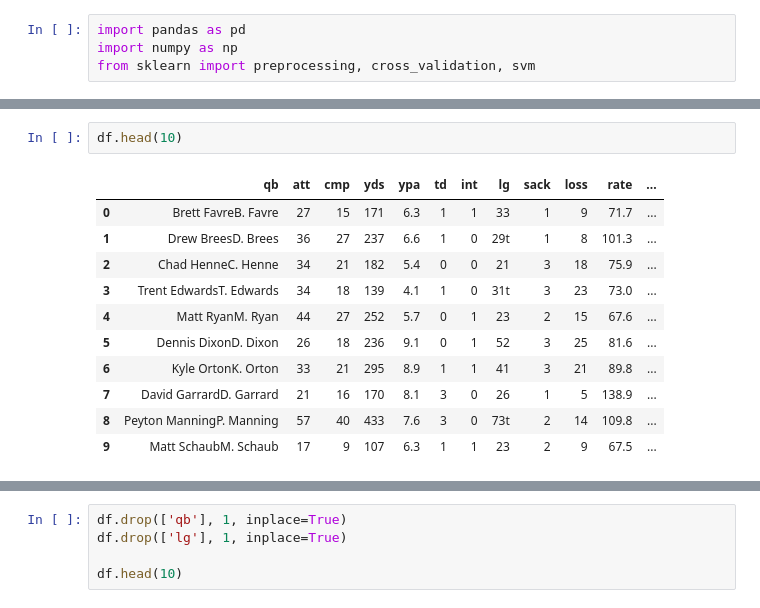
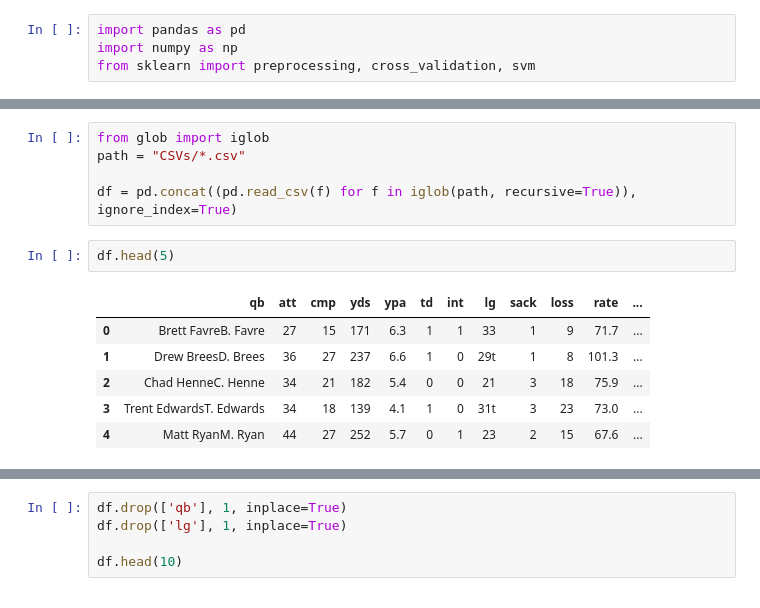
Before and after one commit to SatishUpadhyaya/NFL_HomeFieldPredictor, a Jupyter notebook: NFL_FieldPredictor.ipynb, the cells around one changed output, grey strips where cells are left out. Cells and saved outputs as stored; diff of their text form.

```diff
--- a/NFL_FieldPredictor.ipynb
+++ b/NFL_FieldPredictor.ipynb
@@ -20,14 +5,14 @@ df = df.append(df7)
+# %%
+from glob import iglob
+path = "CSVs/*.csv"
+
+df = pd.concat((pd.read_csv(f) for f in iglob(path, recursive=True)), ignore_index=True)
 # %%
-df.head(10)
+df.head(5)
 # %% [output]
 |  | qb | att | cmp | yds | ypa | td | int | lg | sack | loss | rate | ... |
 | 0 | Brett FavreB. Favre | 27 | 15 | 171 | 6.3 | 1 | 1 | 33 | 1 | 9 | 71.7 | ... |
 | 1 | Drew BreesD. Brees | 36 | 27 | 237 | 6.6 | 1 | 0 | 29t | 1 | 8 | 101.3 | ... |
 | 2 | Chad HenneC. Henne | 34 | 21 | 182 | 5.4 | 0 | 0 | 21 | 3 | 18 | 75.9 | ... |
 | 3 | Trent EdwardsT. Edwards | 34 | 18 | 139 | 4.1 | 1 | 0 | 31t | 3 | 23 | 73.0 | ... |
 | 4 | Matt RyanM. Ryan | 44 | 27 | 252 | 5.7 | 0 | 1 | 23 | 2 | 15 | 67.6 | ... |
-| 5 | Dennis DixonD. Dixon | 26 | 18 | 236 | 9.1 | 0 | 1 | 52 | 3 | 25 | 81.6 | ... |
-| 6 | Kyle OrtonK. Orton | 33 | 21 | 295 | 8.9 | 1 | 1 | 41 | 3 | 21 | 89.8 | ... |
-| 7 | David GarrardD. Garrard | 21 | 16 | 170 | 8.1 | 3 | 0 | 26 | 1 | 5 | 138.9 | ... |
-| 8 | Peyton ManningP. Manning | 57 | 40 | 433 | 7.6 | 3 | 0 | 73t | 2 | 14 | 109.8 | ... |
-| 9 | Matt SchaubM. Schaub | 17 | 9 | 107 | 6.3 | 1 | 1 | 23 | 2 | 9 | 67.5 | ... |
```
Also changed, not shown: parts of 21 cells of this notebook, 1 other file.
